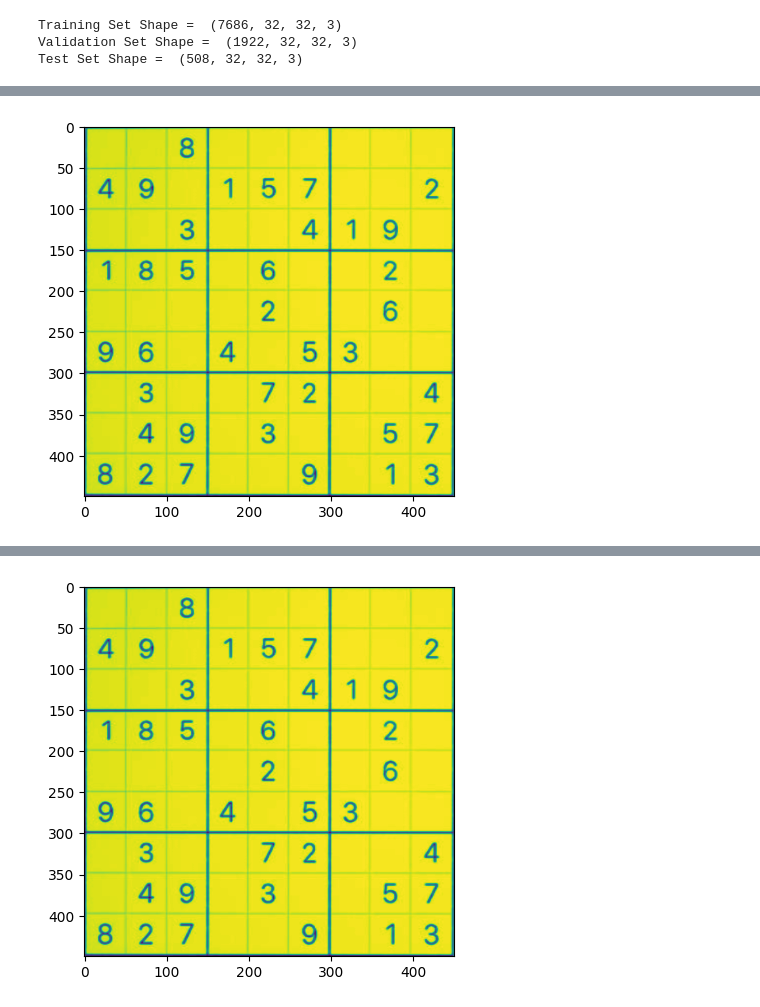
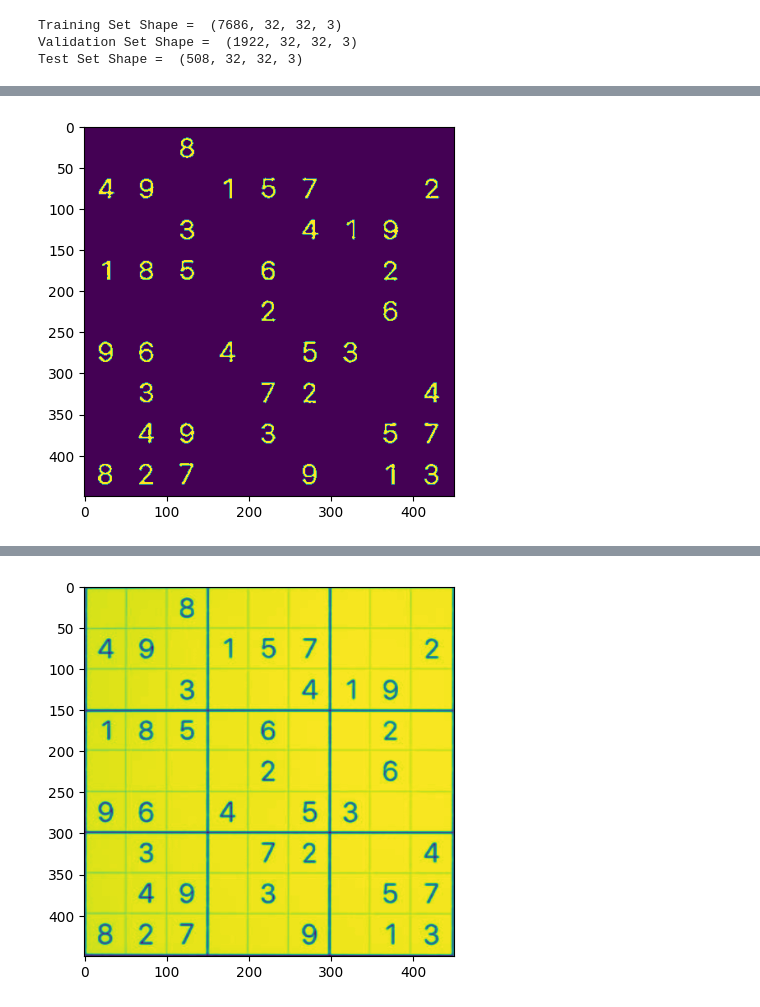
Before and after one commit to Chetan7595/Sudoku-Solver, a Jupyter notebook: solver.ipynb, the cells around one changed output, grey strips where cells are left out. Cells and saved outputs as stored; diff of their text form; code cells hidden in the pictures.

```diff
--- a/solver.ipynb
+++ b/solver.ipynb
@@ -254,28 +243,34 @@ plt.show()
-# %%
-# Resizing puzzle to be solved
-puzzle = cv2.resize(puzzle, (450,450))
-# Preprocessing Puzzle
-su_puzzle = preprocess(puzzle)
-
-# Finding the outline of the sudoku puzzle in the image
-su_contour_1= su_puzzle.copy()
-su_contour_2= sudoku_a.copy()
-su_contour, hierarchy = cv2.findContours(su_puzzle,cv2.RETR_EXTERNAL,cv2.CHAIN_APPROX_SIMPLE)
-cv2.drawContours(su_contour_1, su_contour,-1,(0,255,0),3)
-
-black_img = np.zeros((450,450,3), np.uint8)
-su_biggest, su_maxArea = main_outline(su_contour)
-if su_biggest.size != 0:
-    su_biggest = reframe(su_biggest)
-    cv2.drawContours(su_contour_2,su_biggest,-1, (0,255,0),10)
-    su_pts1 = np.float32(su_biggest)
-    su_pts2 = np.float32([[0,0],[450,0],[0,450],[450,450]])
-    su_matrix = cv2.getPerspectiveTransform(su_pts1,su_pts2)
-    su_imagewrap = cv2.warpPerspective(puzzle,su_matrix,(450,450))
-    su_imagewrap =cv2.cvtColor(su_imagewrap, cv2.COLOR_BGR2GRAY)
-
-plt.figure()
-plt.imshow(su_imagewrap)
-plt.show()
-# %% [output]
-[figure, removed]
+# %%
+def preprocess_numbers(img):
+    img = cv2.adaptiveThreshold(img, 255, cv2.ADAPTIVE_THRESH_GAUSSIAN_C, cv2.THRESH_BINARY_INV, 9, 2)
+    kernel = cv2.getStructuringElement(cv2.MORPH_ELLIPSE, (3, 3))
+    img = cv2.morphologyEx(img, cv2.MORPH_CLOSE, kernel, iterations=1)
+
+    return img
+
+def extract_numbers(img):
+    result = preprocess_numbers(img)
+    retval, labels, stats, centroids = cv2.connectedComponentsWithStats(result)
+    viz = np.zeros_like(result, np.uint8)
+
+    centroidy = []
+    stats_numbers = []
+
+    for i, stat in enumerate(stats):
+        if i == 0:
+            continue
+        if stat[4] > 50 and stat[2] in range(5,40) and stat[3] in range(5,40) and stat[0] > 0 and stat[
+            1] > 0 and (int(stat[3] / stat[2])) in range(1,5):
+            viz[labels == i] = 255
+            centroidy.append(centroids[i])
+            stats_numbers.append(stat)
+
+    stats_numbers = np.array(stats_numbers)
+    centroidy = np.array(centroidy)
+    return viz, stats_numbers, centroidy
+img_nums, stats, centroids = extract_numbers(imagewrap)
+plt.figure()
+plt.imshow(img_nums)
+plt.show()
+# %% [output]
+[figure, added]
```
Also changed, not shown: parts of 13 cells of this notebook, 1 other file.
